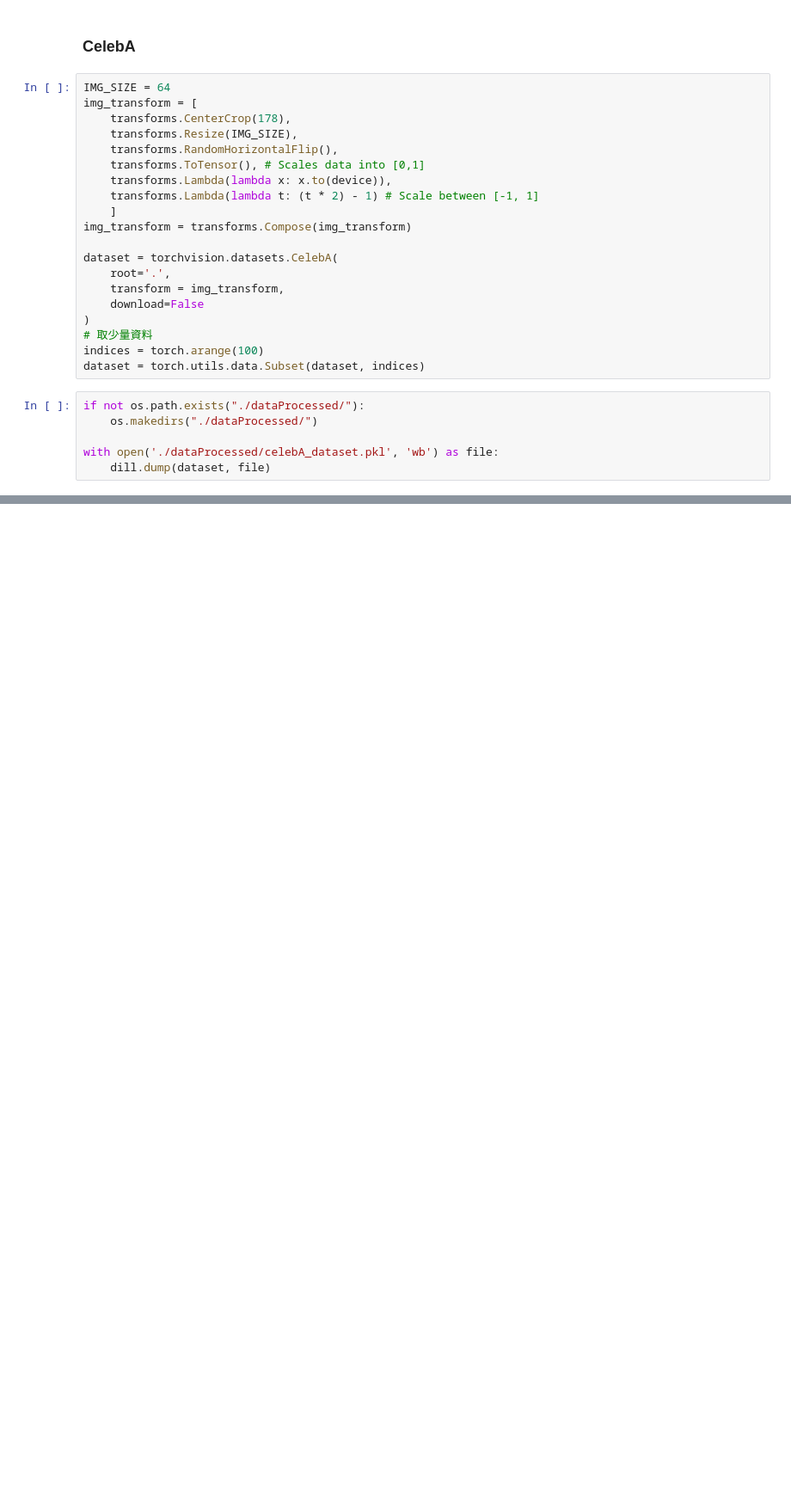
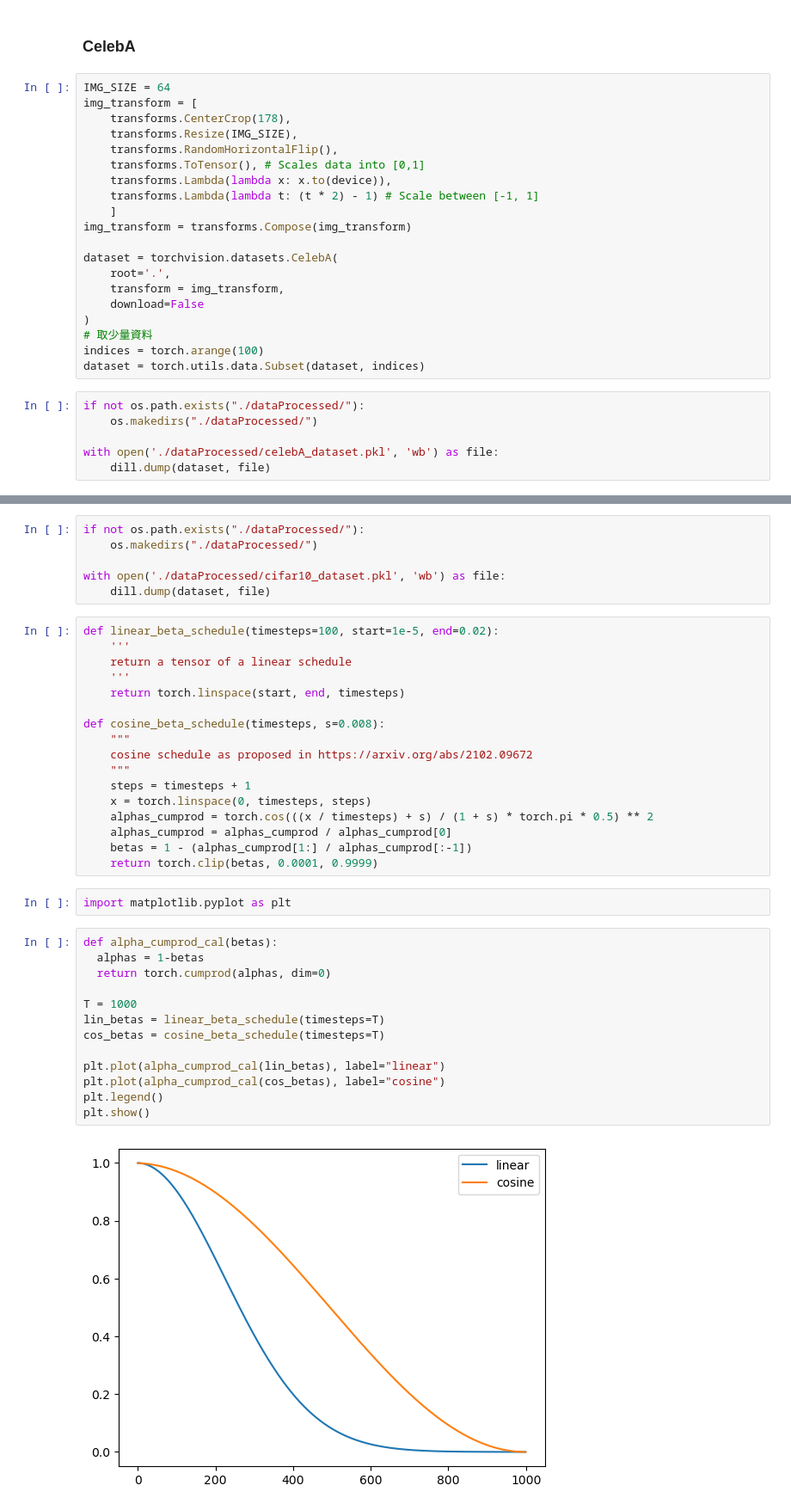
Before and after one commit to tsaiwanling/DDPM, a Jupyter notebook: DataProcess.ipynb, the cells around one changed output, grey strips where cells are left out. Shown at 86% size. Drawn from its saved outputs; the diff is of its cells as text; blank space fills up the shorter version.

```diff
--- a/DataProcess.ipynb
+++ b/DataProcess.ipynb
@@ -80,0 +103,40 @@ with open('./dataProcessed/celebA_dataset.pkl', 'wb') as file:
+# %%
+if not os.path.exists("./dataProcessed/"):
+    os.makedirs("./dataProcessed/")
+
+with open('./dataProcessed/cifar10_dataset.pkl', 'wb') as file:
+    dill.dump(dataset, file)
+# %%
+def linear_beta_schedule(timesteps=100, start=1e-5, end=0.02):
+    '''
+    return a tensor of a linear schedule
+    '''
+    return torch.linspace(start, end, timesteps)
+
+def cosine_beta_schedule(timesteps, s=0.008):
+    """
+    cosine schedule as proposed in https://arxiv.org/abs/2102.09672
+    """
+    steps = timesteps + 1
+    x = torch.linspace(0, timesteps, steps)
+    alphas_cumprod = torch.cos(((x / timesteps) + s) / (1 + s) * torch.pi * 0.5) ** 2
+    alphas_cumprod = alphas_cumprod / alphas_cumprod[0]
+    betas = 1 - (alphas_cumprod[1:] / alphas_cumprod[:-1])
+    return torch.clip(betas, 0.0001, 0.9999)
+# %%
+import matplotlib.pyplot as plt
+# %%
+def alpha_cumprod_cal(betas):
+  alphas = 1-betas
+  return torch.cumprod(alphas, dim=0)
+
+T = 1000
+lin_betas = linear_beta_schedule(timesteps=T)
+cos_betas = cosine_beta_schedule(timesteps=T)
+
+plt.plot(alpha_cumprod_cal(lin_betas), label="linear")
+plt.plot(alpha_cumprod_cal(cos_betas), label="cosine")
+plt.legend()
+plt.show()
+# %% [output]
+[figure, added]
```
Also changed, not shown: parts of 4 cells of this notebook, 1 other file.
